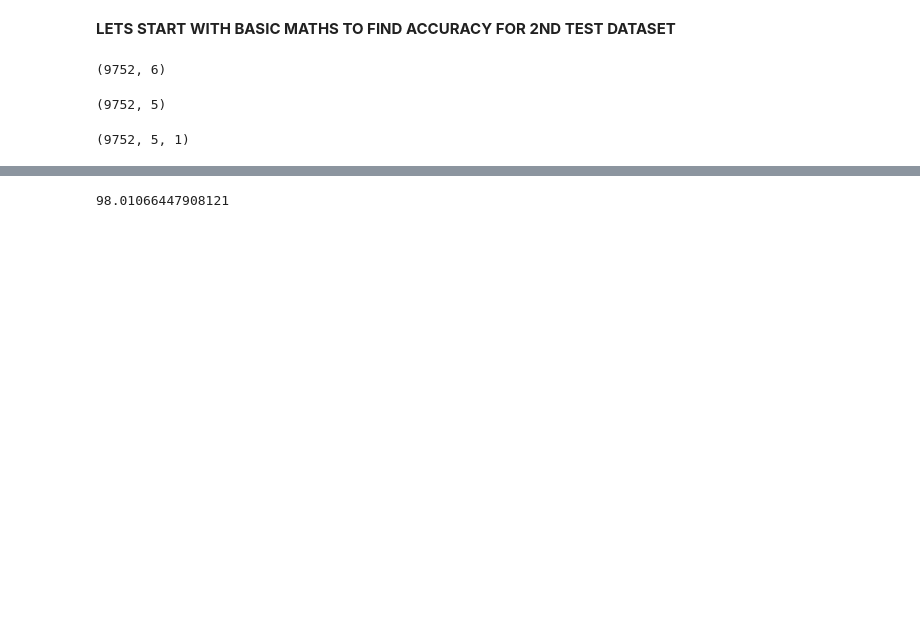
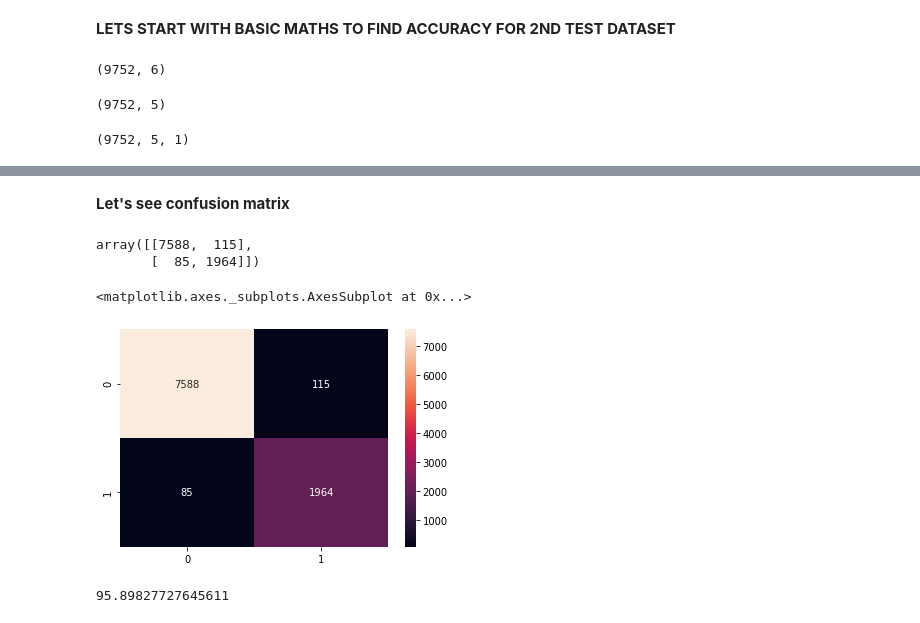
Before and after one commit to vinaysharma0/occupancy-predictor, a Jupyter notebook: occupancy_detection.ipynb, the cells around one changed output, grey strips where cells are left out. Cells and saved outputs as stored; diff of their text form; code cells hidden in the pictures; blank space fills up the shorter version.

```diff
--- a/occupancy_detection.ipynb
+++ b/occupancy_detection.ipynb
@@ -248,4 +187,2 @@ accuracy2 = (correct_predictions2 / total_values2) * 100 #normal formula of calc
-# %%
-accuracy2
-# %% [output]
-98.01066447908121
+# %% [markdown]
+**Let's see confusion matrix**
@@ -251,0 +191,6 @@ accuracy2
+# %%
+cm = confusion_matrix(real_occupancy2, round_preds2)
+cm
+# %% [output]
+array([[7588,  115],
+       [  85, 1964]])
@@ -251,0 +199,10 @@ accuracy2
+# %%
+sns.heatmap(cm, annot=True, fmt = '.0f')
+# %% [output]
+<matplotlib.axes._subplots.AxesSubplot at 0x...>
+[figure, added]
+# %%
+accuracy2 = (((7588+1964) - (115+85)) / 9752) * 100
+accuracy2
+# %% [output]
+95.89827727645611
```
Also changed, not shown: parts of 28 cells of this notebook, 1 other file.
